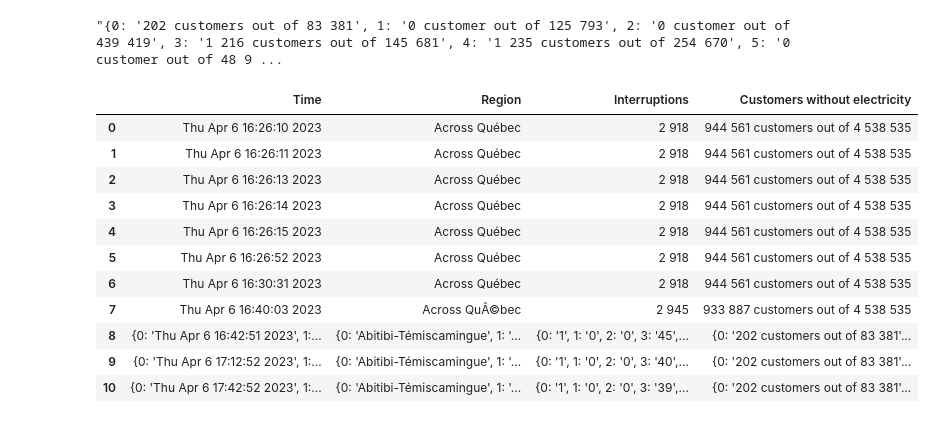
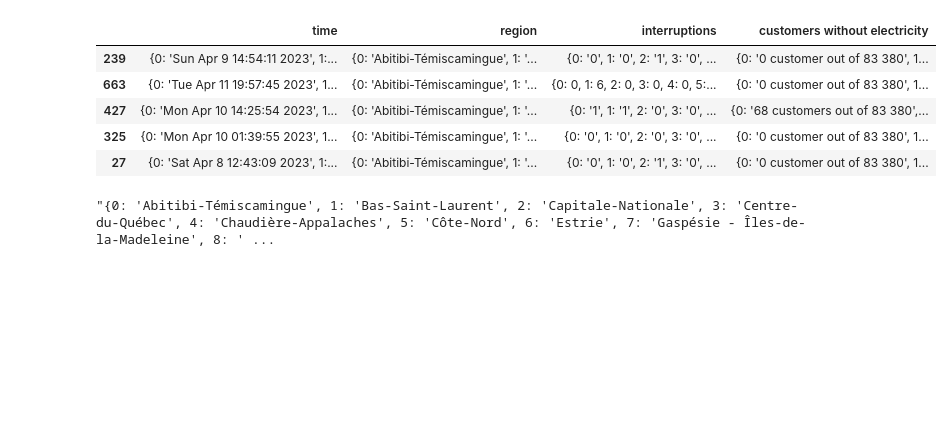
Before and after one commit to CMonnin/QC_Ice_Storm, a Jupyter notebook: notebook.ipynb, the cells around one changed output. Drawn from its saved outputs; the diff is of its cells as text; code cells hidden in the pictures; blank space fills up the shorter version.

```diff
--- a/notebook.ipynb
+++ b/notebook.ipynb
@@ -41,21 +5,20 @@ import csv
 # %%
-
-df = pd.read_csv('event.csv',encoding='latin-1')
-df.iloc[8]['Customers without electricity']
+df = pd.read_csv('event copy.csv',encoding='latin-1')
-# %% [output]
-"{0: '202 customers out of 83 381', 1: '0 customer out of 125 793', 2: '0 customer out of 439 419', 3: '1 216 customers out of 145 681', 4: '1 235 customers out of 254 670', 5: '0 customer out of 48 9 ...
-# %%
-df
-# %% [output]
-|  | Time | Region | Interruptions | Customers without electricity |
-| 0 | Thu Apr 6 16:26:10 2023 | Across Québec | 2 918 | 944 561 customers out of 4 538 535 |
-| 1 | Thu Apr 6 16:26:11 2023 | Across Québec | 2 918 | 944 561 customers out of 4 538 535 |
-| 2 | Thu Apr 6 16:26:13 2023 | Across Québec | 2 918 | 944 561 customers out of 4 538 535 |
-| 3 | Thu Apr 6 16:26:14 2023 | Across Québec | 2 918 | 944 561 customers out of 4 538 535 |
-| 4 | Thu Apr 6 16:26:15 2023 | Across Québec | 2 918 | 944 561 customers out of 4 538 535 |
-| 5 | Thu Apr 6 16:26:52 2023 | Across Québec | 2 918 | 944 561 customers out of 4 538 535 |
-| 6 | Thu Apr 6 16:30:31 2023 | Across Québec | 2 918 | 944 561 customers out of 4 538 535 |
-| 7 | Thu Apr 6 16:40:03 2023 | Across QuÃ©bec | 2 945 | 933 887 customers out of 4 538 535 |
-| 8 | {0: 'Thu Apr 6 16:42:51 2023', 1:... | {0: 'Abitibi-Témiscamingue', 1: '... | {0: '1', 1: '0', 2: '0', 3: '45',... | {0: '202 customers out of 83 381'... |
-| 9 | {0: 'Thu Apr 6 17:12:52 2023', 1:... | {0: 'Abitibi-Témiscamingue', 1: '... | {0: '1', 1: '0', 2: '0', 3: '40',... | {0: '202 customers out of 83 381'... |
-| 10 | {0: 'Thu Apr 6 17:42:52 2023', 1:... | {0: 'Abitibi-Témiscamingue', 1: '... | {0: '1', 1: '0', 2: '0', 3: '39',... | {0: '202 customers out of 83 381'... |
+# %%
+# add column names
+df.columns = ['time','region','interruptions','customers without electricity']
+# drop rows with NaNs
+df = df.dropna()
+df.sample(5)
+# %% [output]
+|  | time | region | interruptions | customers without electricity |
+| 239 | {0: 'Sun Apr 9 14:54:11 2023', 1:... | {0: 'Abitibi-Témiscamingue', 1: '... | {0: '0', 1: '0', 2: '1', 3: '0', ... | {0: '0 customer out of 83 380', 1... |
+| 663 | {0: 'Tue Apr 11 19:57:45 2023', 1... | {0: 'Abitibi-Témiscamingue', 1: '... | {0: 0, 1: 6, 2: 0, 3: 0, 4: 0, 5:... | {0: '0 customer out of 83 380', 1... |
+| 427 | {0: 'Mon Apr 10 14:25:54 2023', 1... | {0: 'Abitibi-Témiscamingue', 1: '... | {0: '1', 1: '1', 2: '0', 3: '0', ... | {0: '68 customers out of 83 380',... |
+| 325 | {0: 'Mon Apr 10 01:39:55 2023', 1... | {0: 'Abitibi-Témiscamingue', 1: '... | {0: '0', 1: '0', 2: '0', 3: '0', ... | {0: '0 customer out of 83 380', 1... |
+| 27 | {0: 'Sat Apr 8 12:43:09 2023', 1:... | {0: 'Abitibi-Témiscamingue', 1: '... | {0: '0', 1: '0', 2: '1', 3: '0', ... | {0: '0 customer out of 83 380', 1... |
+# %%
+x = df.region.iloc[0]
+x
+# %% [output]
+"{0: 'Abitibi-Témiscamingue', 1: 'Bas-Saint-Laurent', 2: 'Capitale-Nationale', 3: 'Centre-du-Québec', 4: 'Chaudière-Appalaches', 5: 'Côte-Nord', 6: 'Estrie', 7: 'Gaspésie - Îles-de-la-Madeleine', 8: ' ...
```
Also changed, not shown: parts of 15 cells of this notebook, 6 other files.
